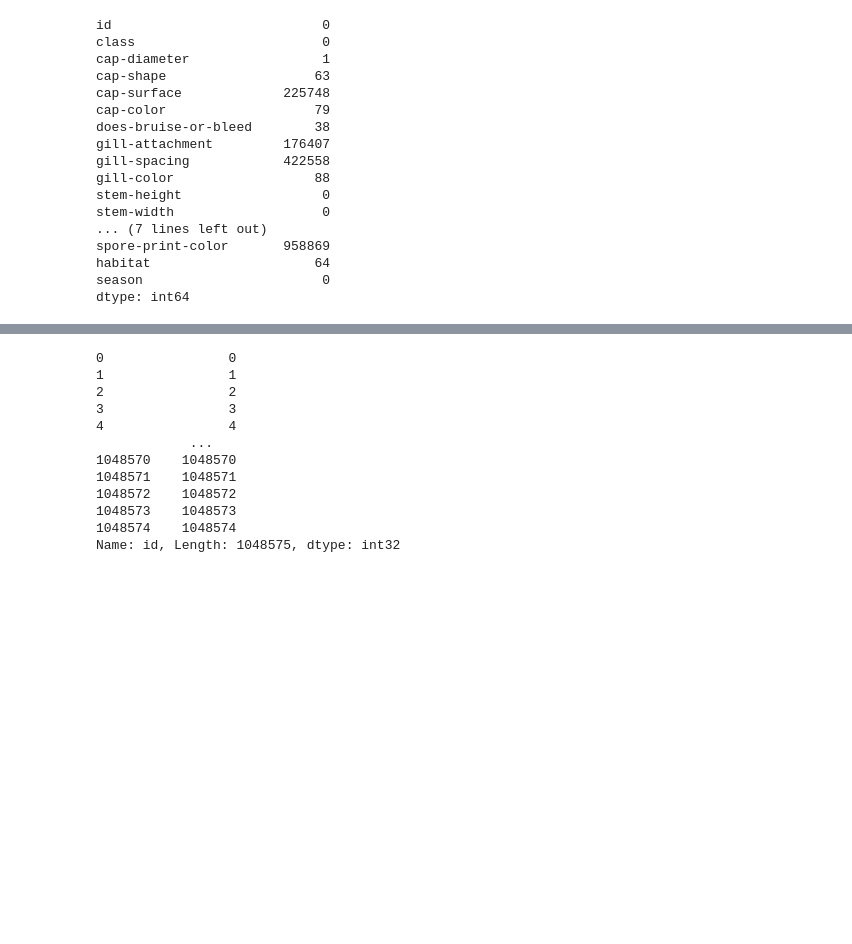
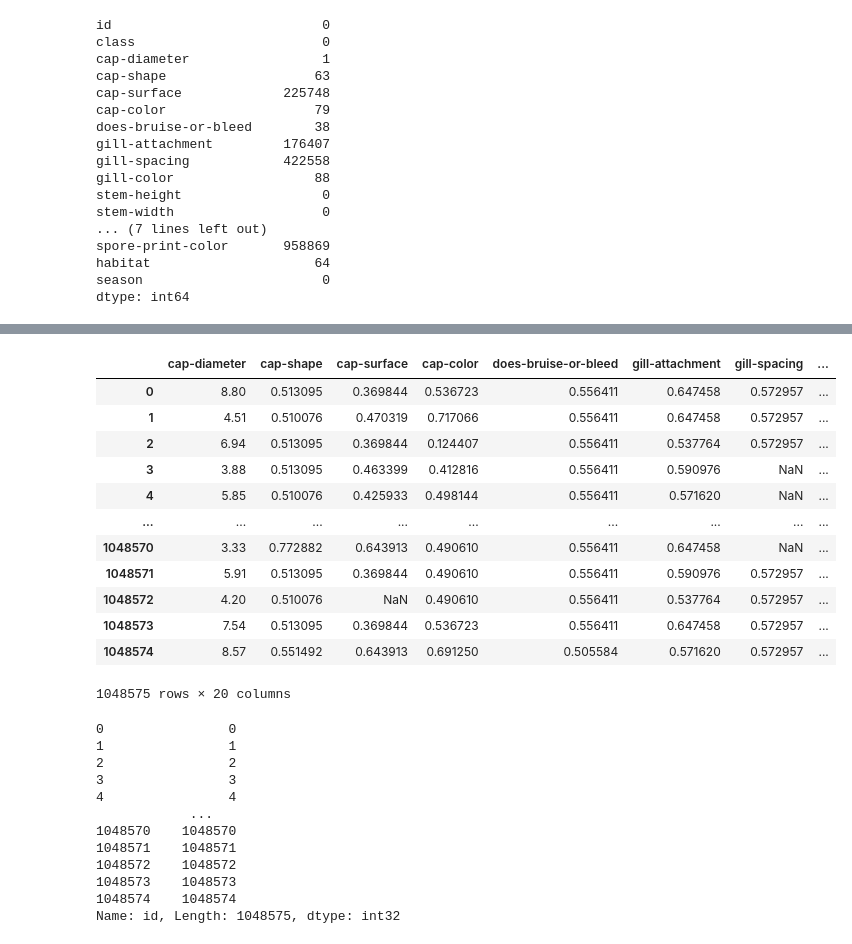
Before and after one commit to Raman369AI/GitHub, a Jupyter notebook: poisnous_mushrooms/simple.ipynb, the cells around one changed output, grey strips where cells are left out. Cells and saved outputs as stored; diff of their text form; code cells hidden in the pictures; blank space fills up the shorter version.

```diff
--- a/poisnous_mushrooms/simple.ipynb
+++ b/poisnous_mushrooms/simple.ipynb
@@ -188,5 +89,5 @@ print(filtered_i_list)
 # %%
-for i in filtered_i_list:
+for i in filtered_col:
     mushrooms[i] = mushrooms[i].apply(lambda x: x if x in filtered_i_list[i].keys() else np.nan)
 # %%
 mushrooms
@@ -295,0 +316,16 @@ dtype: int64
+# %%
+X_tree
+# %% [output]
+|  | cap-diameter | cap-shape | cap-surface | cap-color | does-bruise-or-bleed | gill-attachment | gill-spacing | ... |
+| 0 | 8.80 | 0.513095 | 0.369844 | 0.536723 | 0.556411 | 0.647458 | 0.572957 | ... |
+| 1 | 4.51 | 0.510076 | 0.470319 | 0.717066 | 0.556411 | 0.647458 | 0.572957 | ... |
+| 2 | 6.94 | 0.513095 | 0.369844 | 0.124407 | 0.556411 | 0.537764 | 0.572957 | ... |
+| 3 | 3.88 | 0.513095 | 0.463399 | 0.412816 | 0.556411 | 0.590976 | NaN | ... |
+| 4 | 5.85 | 0.510076 | 0.425933 | 0.498144 | 0.556411 | 0.571620 | NaN | ... |
+| ... | ... | ... | ... | ... | ... | ... | ... | ... |
+| 1048570 | 3.33 | 0.772882 | 0.643913 | 0.490610 | 0.556411 | 0.647458 | NaN | ... |
+| 1048571 | 5.91 | 0.513095 | 0.369844 | 0.490610 | 0.556411 | 0.590976 | 0.572957 | ... |
+| 1048572 | 4.20 | 0.510076 | NaN | 0.490610 | 0.556411 | 0.537764 | 0.572957 | ... |
+| 1048573 | 7.54 | 0.513095 | 0.369844 | 0.536723 | 0.556411 | 0.647458 | 0.572957 | ... |
+| 1048574 | 8.57 | 0.551492 | 0.643913 | 0.691250 | 0.505584 | 0.571620 | 0.572957 | ... |
+1048575 rows × 20 columns
```
Also changed, not shown: parts of 32 cells of this notebook.
